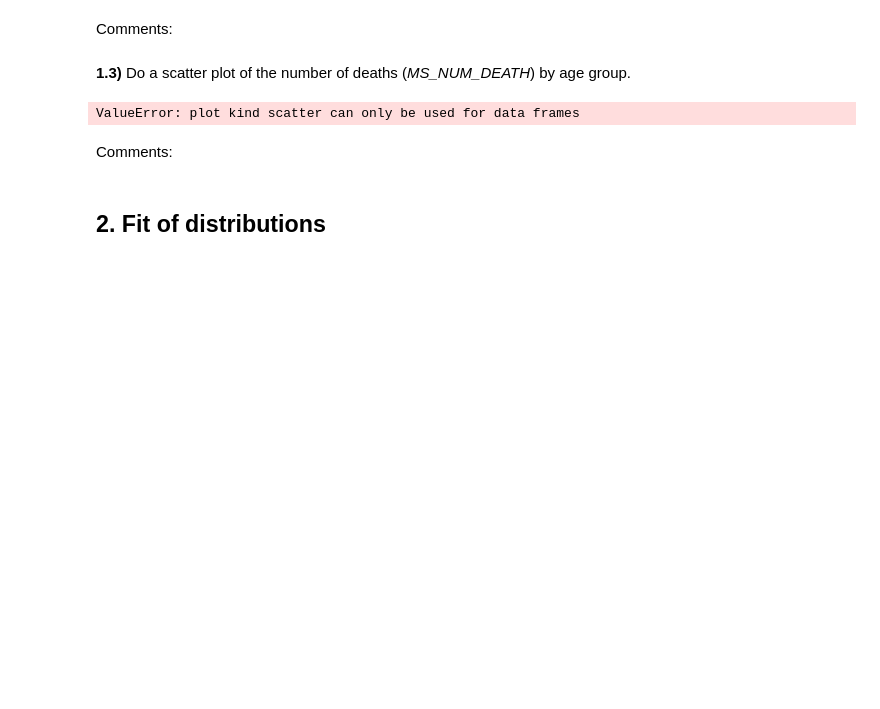
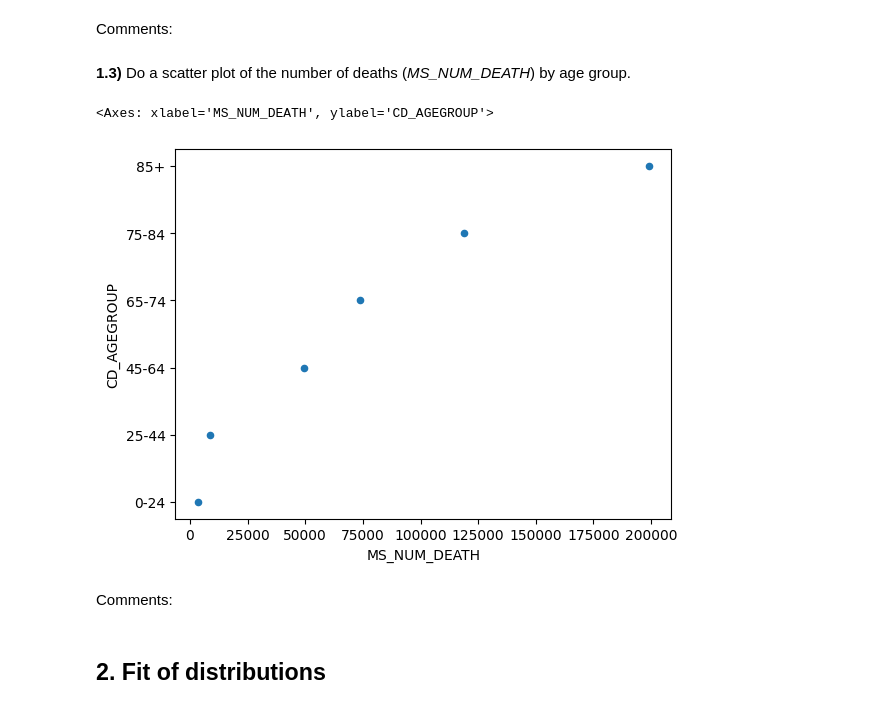
Before and after one commit to IvanGregoire/Hackathon_1, a Jupyter notebook: Hackathon_26_27.ipynb, the cells around one changed output. Saved outputs shown, nothing was run; the diff lists cells and outputs as text; code cells hidden in the pictures; blank space fills up the shorter version.

```diff
--- a/Hackathon_26_27.ipynb
+++ b/Hackathon_26_27.ipynb
@@ -70,9 +70,10 @@ Comments:
 **1.3)** Do a scatter plot of the number of deaths (*MS_NUM_DEATH*) by age group.
 # %%
 # Code here
-nbr_deaths.plot(x="MS_NUM_DEATH", y="CD_AGEGROUP", kind="scatter")
+nbr_deaths.reset_index().plot(x="MS_NUM_DEATH", y="CD_AGEGROUP", kind="scatter")
 # %% [output]
-ValueError: plot kind scatter can only be used for data frames
+<Axes: xlabel='MS_NUM_DEATH', ylabel='CD_AGEGROUP'>
+[figure, added]
 # %% [markdown]
 Comments:
 # %% [markdown]
```
Also changed, not shown: parts of 1 cell of this notebook.
